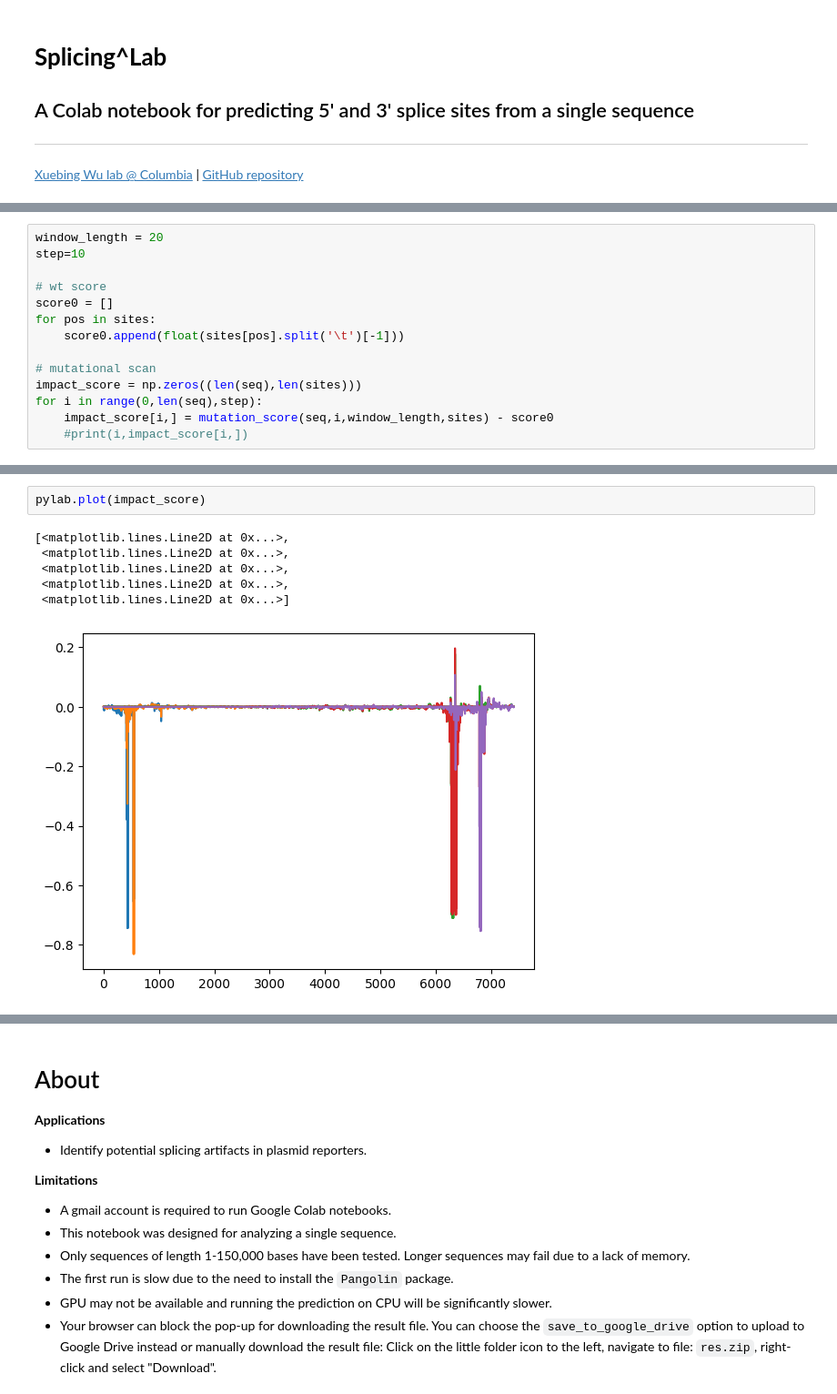
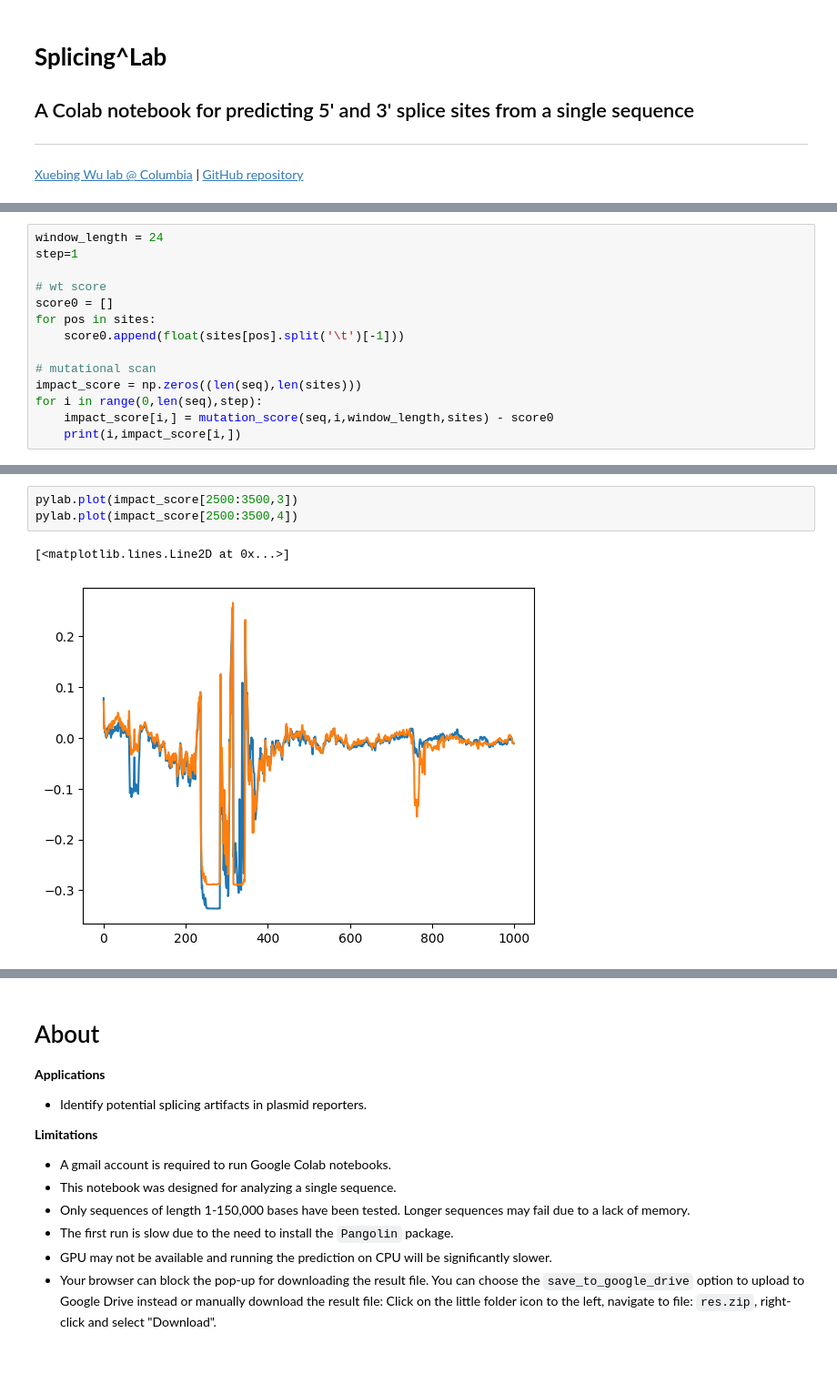
Before and after one commit to xuebingwu/Pangolin, a Jupyter notebook: scan.ipynb, the cells around one changed output, grey strips where cells are left out. Shown at 91% size. Saved outputs shown, nothing was run; the diff lists cells and outputs as text; blank space fills up the shorter version.

```diff
--- a/scan.ipynb
+++ b/scan.ipynb
@@ -431,8 +434,8 @@ Position        Sequence        Strand  Type    Testis
 [interactive output not drawn]
 [interactive output not drawn]
 # %%
-window_length = 20
-step=10
+window_length = 24
+step=1
 
 # wt score
 score0 = []
@@ -443,5 +446,5 @@ for pos in sites:
 impact_score = np.zeros((len(seq),len(sites)))
 for i in range(0,len(seq),step):
     impact_score[i,] = mutation_score(seq,i,window_length,sites) - score0
-    #print(i,impact_score[i,])
+    print(i,impact_score[i,])
 # %% [output]
@@ -472,9 +471,6 @@ np.savetxt("impact_score.txt",impact_score, delimiter="\t")
-# %%
-pylab.plot(impact_score)
-# %% [output]
-[<matplotlib.lines.Line2D at 0x...>,
- <matplotlib.lines.Line2D at 0x...>,
- <matplotlib.lines.Line2D at 0x...>,
- <matplotlib.lines.Line2D at 0x...>,
- <matplotlib.lines.Line2D at 0x...>]
-[figure, removed]
+# %%
+pylab.plot(impact_score[2500:3500,3])
+pylab.plot(impact_score[2500:3500,4])
+# %% [output]
+[<matplotlib.lines.Line2D at 0x...>]
+[figure, added]
```
Also changed, not shown: parts of 4 cells of this notebook.
